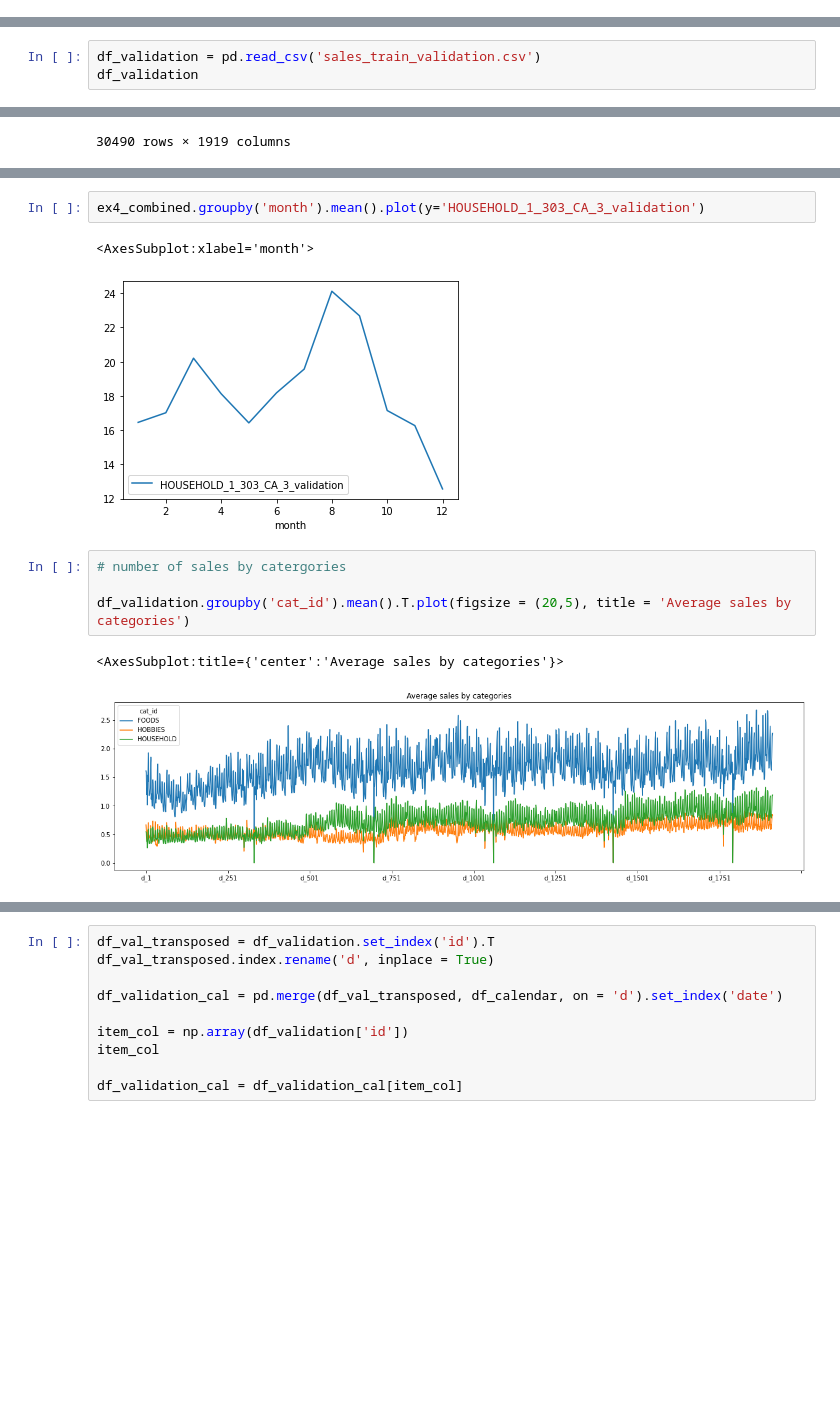
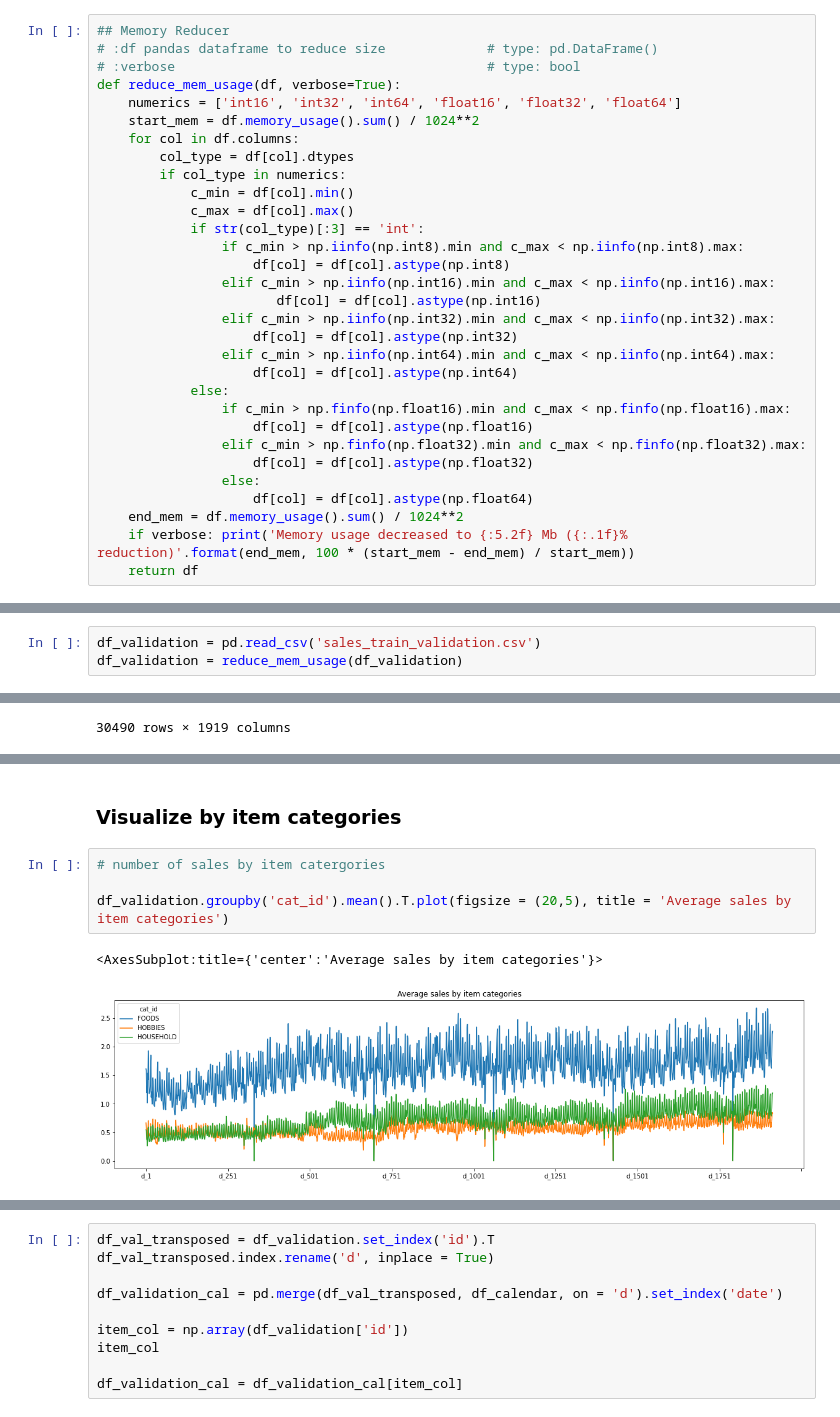
Before and after one commit to sim102/M5-Accuracy---Price-Forecasting, a Jupyter notebook: M5 Forecasting - Accuracy.ipynb, the cells around one changed output, grey strips where cells are left out. Saved outputs shown, nothing was run; the diff lists cells and outputs as text; blank space fills up the shorter version.

```diff
--- a/M5 Forecasting - Accuracy.ipynb
+++ b/M5 Forecasting - Accuracy.ipynb
@@ -8,2 +48,33 @@ import seaborn as sns
+# %%
+## Memory Reducer
+# :df pandas dataframe to reduce size             # type: pd.DataFrame()
+# :verbose                                        # type: bool
+def reduce_mem_usage(df, verbose=True):
+    numerics = ['int16', 'int32', 'int64', 'float16', 'float32', 'float64']
+    start_mem = df.memory_usage().sum() / 1024**2
+    for col in df.columns:
+        col_type = df[col].dtypes
+        if col_type in numerics:
+            c_min = df[col].min()
+            c_max = df[col].max()
+            if str(col_type)[:3] == 'int':
+                if c_min > np.iinfo(np.int8).min and c_max < np.iinfo(np.int8).max:
+                    df[col] = df[col].astype(np.int8)
+                elif c_min > np.iinfo(np.int16).min and c_max < np.iinfo(np.int16).max:
+                       df[col] = df[col].astype(np.int16)
+                elif c_min > np.iinfo(np.int32).min and c_max < np.iinfo(np.int32).max:
+                    df[col] = df[col].astype(np.int32)
+                elif c_min > np.iinfo(np.int64).min and c_max < np.iinfo(np.int64).max:
+                    df[col] = df[col].astype(np.int64)
+            else:
+                if c_min > np.finfo(np.float16).min and c_max < np.finfo(np.float16).max:
+                    df[col] = df[col].astype(np.float16)
+                elif c_min > np.finfo(np.float32).min and c_max < np.finfo(np.float32).max:
+                    df[col] = df[col].astype(np.float32)
+                else:
+                    df[col] = df[col].astype(np.float64)
+    end_mem = df.memory_usage().sum() / 1024**2
+    if verbose: print('Memory usage decreased to {:5.2f} Mb ({:.1f}% reduction)'.format(end_mem, 100 * (start_mem - end_mem) / start_mem))
+    return df
 # %%
 df_calendar = pd.read_csv('calendar.csv')
@@ -32,5 +107,5 @@ df_calendar.wm_yr_wk.unique().shape
 # you have an unique value of wm_yr_wk for each 7 days, from Saturday to Friday.
 # %%
 df_validation = pd.read_csv('sales_train_validation.csv')
-df_validation
+df_validation = reduce_mem_usage(df_validation)
 # %% [output]
@@ -251,12 +129,9 @@ ex4_combined.groupby('wday').mean().plot(y='HOUSEHOLD_1_303_CA_3_validation')
-# %%
-ex4_combined.groupby('month').mean().plot(y='HOUSEHOLD_1_303_CA_3_validation')
-# %% [output]
-<AxesSubplot:xlabel='month'>
-[figure, removed]
+# %% [markdown]
+### Visualize by item categories
 # %%
-# number of sales by catergories
+# number of sales by item catergories
 
-df_validation.groupby('cat_id').mean().T.plot(figsize = (20,5), title = 'Average sales by categories')
+df_validation.groupby('cat_id').mean().T.plot(figsize = (20,5), title = 'Average sales by item categories')
 # %% [output]
-<AxesSubplot:title={'center':'Average sales by categories'}>
+<AxesSubplot:title={'center':'Average sales by item categories'}>
-[figure, old version]
+[figure, new version]
```
Also changed, not shown: parts of 51 cells of this notebook.
